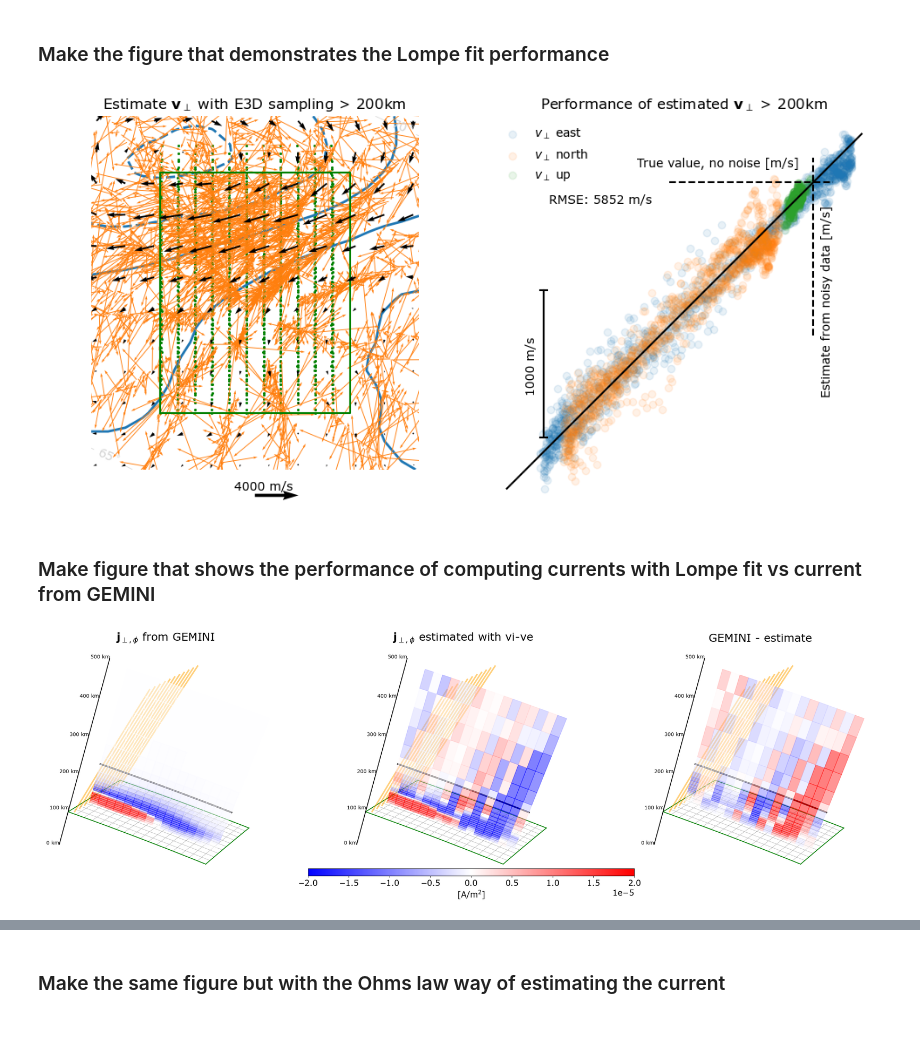
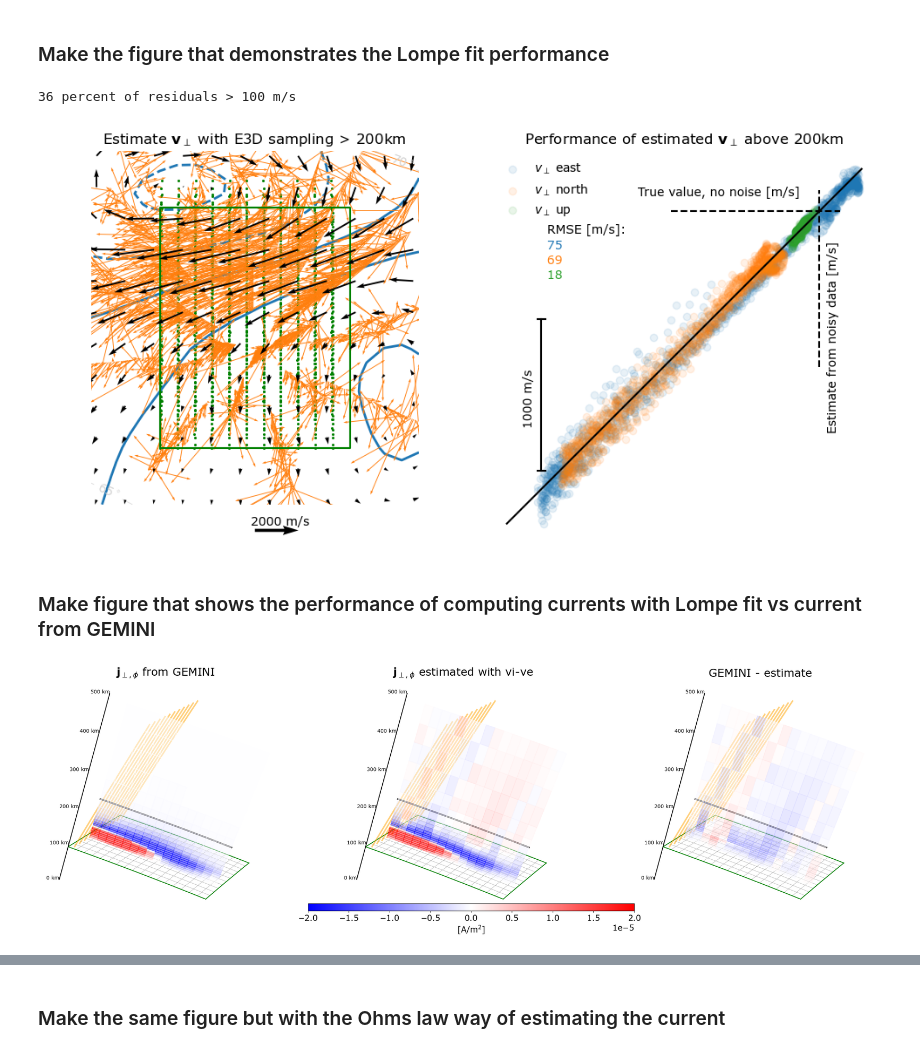
Before and after one commit to jpreistad/e3dsecs, a Jupyter notebook: paper/02_lompefit.ipynb, the cells around one changed output, grey strips where cells are left out. Saved outputs shown, nothing was run; the diff lists cells and outputs as text; code cells hidden in the pictures.

```diff
--- a/paper/02_lompefit.ipynb
+++ b/paper/02_lompefit.ipynb
@@ -34,7 +34,8 @@ inputmode       = 'vi' # See documentation e.g. in model.py for allowed values.
                        # Specifies how jperp estimates are obtained
 e3doubt_        = True # Wheter to use realistic variances of the observations, and add
                        # corresponding noise
-intsec          = 15*60  # Integrationtime in seconds used in E3DOUBT
+seed            = None    # for adding noise. None will make it random. Must be an int.
+intsec          = 10*60# Integrationtime in seconds used in E3DOUBT
 sitelat         = 67.7# Gegraphic latitude of transmitter site location, 67.36
 sitephi         = 23.0 # Gegraphic longitude of transmitter site location
 min_alt         = 90   # km, start altitude of where to sample along beams
@@ -44,7 +45,8 @@ l1_lompe        = 5e-1 # Lompe regularization parameter 1 (model norm)
 l2_lompe        = 0    # Lompe regularization parameter 2 (east-west structure)
 
 savefigs        = True# Wheher the figures will be saved
-beamfile        = 'datadict_31beams.npy' # Specifies which beam sampling file to use
+beamfile        = 'datadict_31beams_55_65_75_10min.npy' # Specifies which beam sampling file to use
+clim            = 2e-5 # for current density, [A/m^2]
 # %% [markdown]
 Make objects containing simulation data (sim), grid (gr), sampled data(dat), and the fitted convection (conv)
 # %%
@@ -135,7 +136,7 @@ fig = plt.figure(figsize=(10,5))
 ax1 = plt.subplot2grid((11, 20), (0, 0), rowspan = 10, colspan = 10)
 ax2 = plt.subplot2grid((11, 20), (0, 10), rowspan = 11, colspan = 10)
 lompe.visualization.format_ax(ax1, lmodel, )
-convectionscale = 4000
+convectionscale = 2000
 lompe.visualization.plot_quiver(ax1, lmodel, 'convection', scale=2*convectionscale)
 lompe.visualization.plot_potential(ax1, lmodel)
 lompe.visualization.plot_datasets(ax1, lmodel, 'convection',scale=2*convectionscale)
@@ -148,35 +149,36 @@ eta_corners = [grid_l.eta_mesh[extend,0], grid_l.eta_mesh[extend,0],
 ax1.plot(xi_corners, eta_corners, color='green')
 
 # Right panel is showing a scatterplot of the performance of the lompe fit on data from a uniform
 # mesh that was not used to make the model inthe first place
 # xi_e  = grid.xi[0,1:] - grid.dxi/2
 # eta_e = grid.eta[1:,0]- grid.deta/2
 alts__ = gr.alts_grid[15:]-gr.altres[15:]
 xi_e  = gr.grid.xi[0,:] - gr.grid.dxi/2
 eta_e = gr.grid.eta[:,0]- gr.grid.deta/2
 alt_ev, eta_ev, xi_ev = np.meshgrid(alts__, eta_e, xi_e, indexing='ij')
 # eta_ev, xi_ev = np.meshgrid(eta_e, xi_e, indexing='ij')
 lon_ev, lat_ev = gr.grid.projection.cube2geo(xi_ev, eta_ev)
 # alt_ev = np.ones(lon_ev.shape) * maph
 _data = data.data(gr, sim, beams=False, points=True,
                   lat_ev=lat_ev, lon_ev=lon_ev, alt_ev=alt_ev,
                   e3doubt_=False)
 
 axs2 = diagnostics.scatterplot_lompe(ax2, sim, _data, conv, gr)
 axs2.set_title(r'Performance of estimated $\mathbf{v}_{\perp}$ above ' + str(conv.maph)+ 'km')
 
 arrowax = plt.subplot2grid((11, 20), (10, 0), rowspan = 1, colspan = 10)
 arrowax.quiver(.2, .001, 1, 0, scale = 2, scale_units = 'inches')
-arrowax.text(0.45,0.7, '%4i m/s' % convectionscale, transform=arrowax.transAxes)
+arrowax.text(0.49,0.7, '%4i m/s' % convectionscale, transform=arrowax.transAxes)
 arrowax.set_axis_off()
 
 xi_map, eta_map = gr.grid.projection.geo2cube(_data.mappedglon, _data.mappedglat)
 ax1.scatter(xi_map, eta_map, alpha=1, color='green', s=1.4)
 plt.tight_layout()
 if savefigs:
     fig.savefig('./plots/lompefit.pdf',bbox_inches='tight')
 # %% [output]
+36 percent of residuals > 100 m/s
-[figure, old version]
+[figure, new version]
 # %% [markdown]
 ### Make figure that shows the performance of computing currents with Lompe fit vs current from GEMINI
 # %%
@@ -216,4 +218,4 @@ fig = diagnostics.compare_input_jperp(_data, jjj2, inside,
 if savefigs:
     fig.savefig('./plots/input_jperp_'+inputmode+'.pdf', dpi=250,bbox_inches='tight')
 # %% [output]
-[figure, old version]
+[figure, new version]
```
Also changed, not shown: parts of 9 cells of this notebook, 18 other files.
